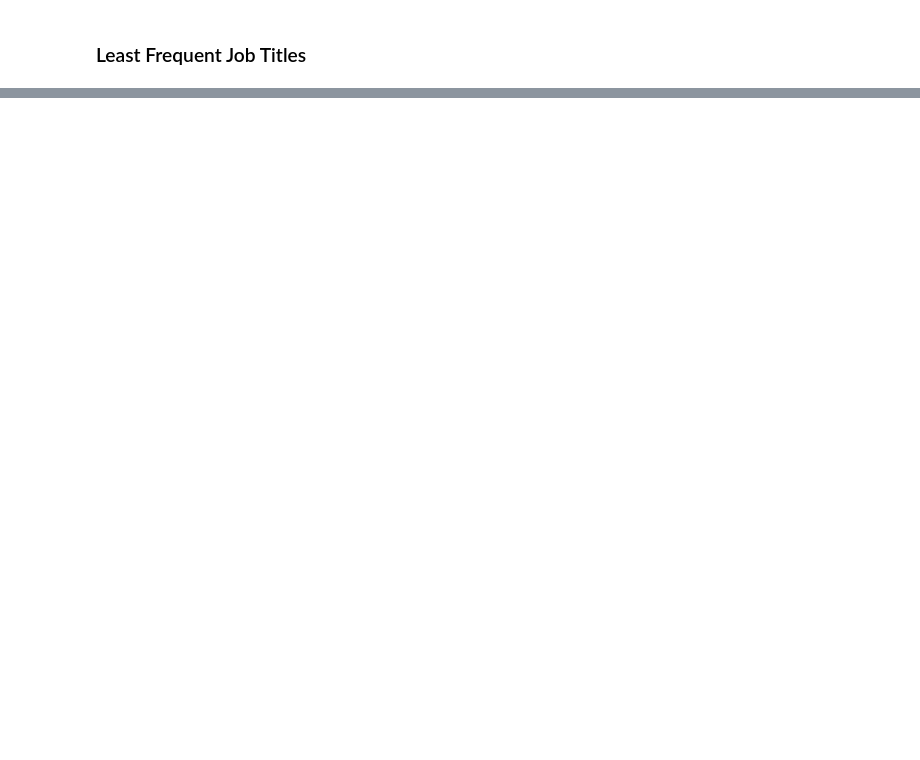
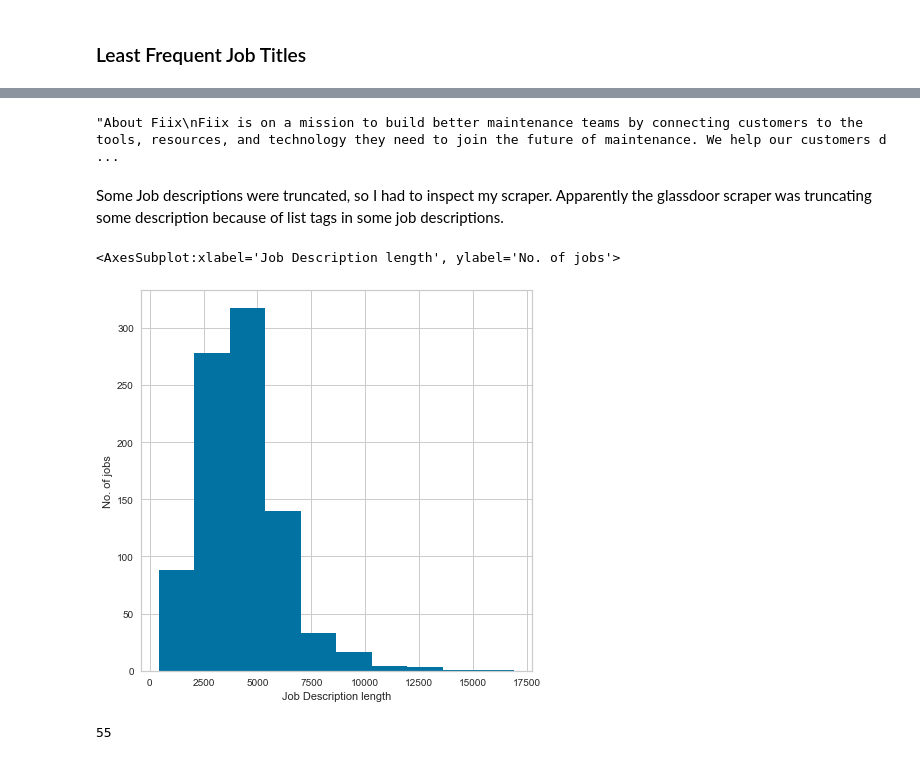
Before and after one commit to RemeAjayi/ds-job-detective, a Jupyter notebook: EDA.ipynb, the cells around one changed output, grey strips where cells are left out. Cells and saved outputs as stored; diff of their text form; code cells hidden in the pictures; blank space fills up the shorter version.

```diff
--- a/EDA.ipynb
+++ b/EDA.ipynb
@@ -100,0 +134,4 @@ df['Job Title'].value_counts()[-10:].index.tolist()
+# %%
+#Extracting Job Descriptions
+desc_df = df['Job Description'].to_frame()
+desc_df.sample(10, random_state=5)
@@ -100,0 +150,4 @@ df['Job Title'].value_counts()[-10:].index.tolist()
+# %%
+desc_df['Job Description'][455]
+# %% [output]
+"About Fiix\nFiix is on a mission to build better maintenance teams by connecting customers to the tools, resources, and technology they need to join the future of maintenance. We help our customers d ...
@@ -100,0 +157,17 @@ df['Job Title'].value_counts()[-10:].index.tolist()
+# %% [markdown]
+Some Job descriptions were truncated, so I had to inspect my scraper. Apparently the glassdoor scraper was truncating some description because of list tags in some job descriptions.
+# %%
+# visualizing title length
+
+plt.figure(figsize=(7,7))
+plt.xlabel("Job Description length")
+plt.ylabel("No. of jobs")
+
+desc_df['Job Description'].str.len().hist()
+# %% [output]
+<AxesSubplot:xlabel='Job Description length', ylabel='No. of jobs'>
+[figure, added]
+# %%
+len(desc_df['Job Description'][:55])
+# %% [output]
+55
```
Also changed, not shown: parts of 33 cells of this notebook, 7 other files.
